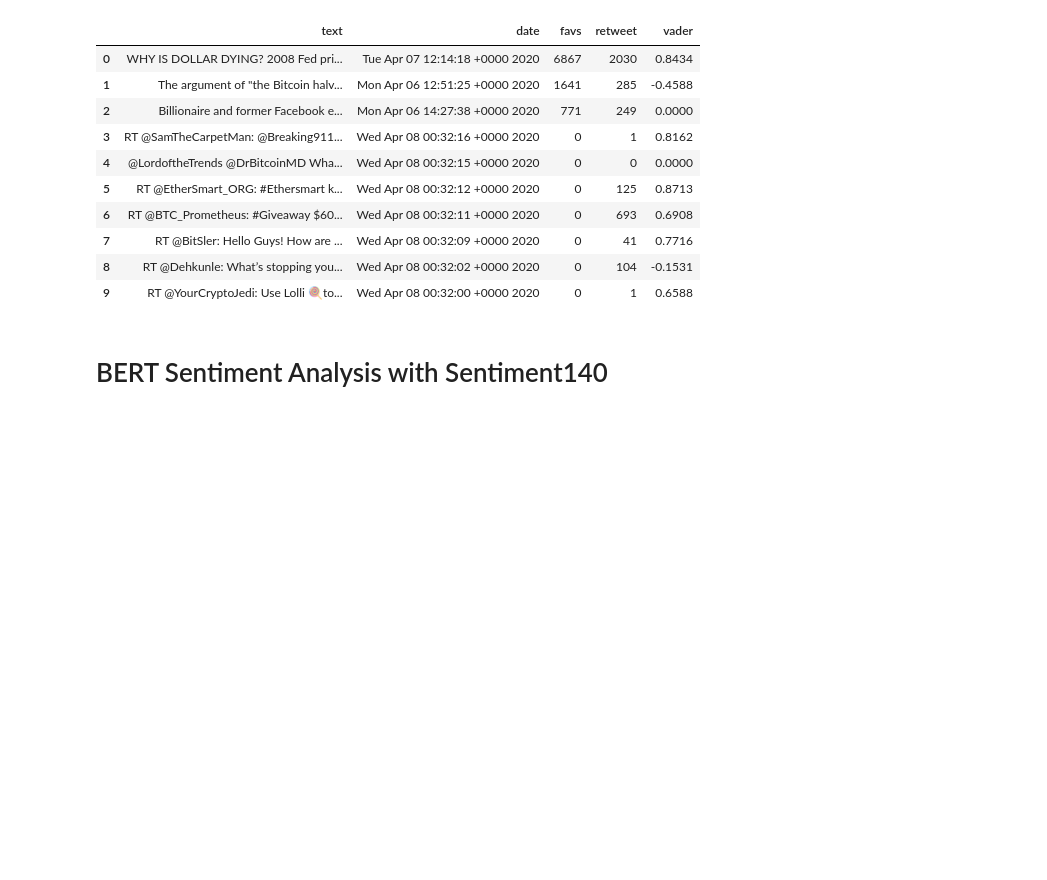
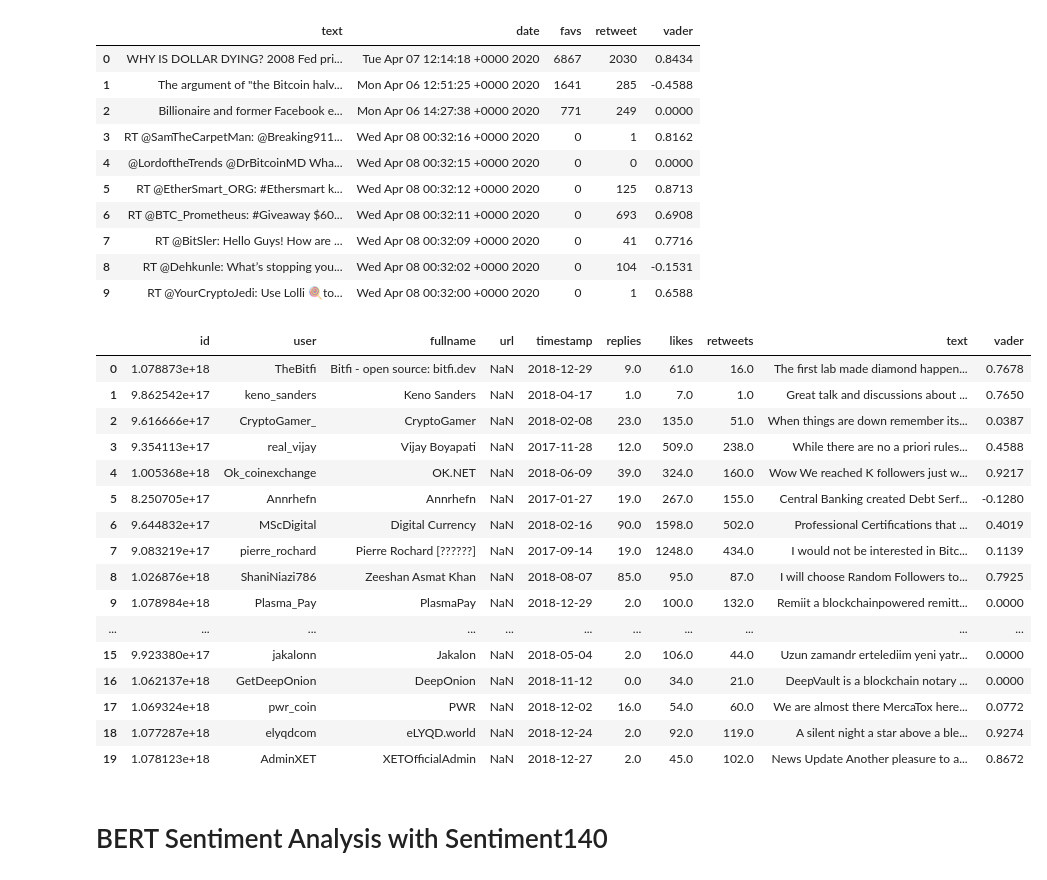
Before and after one commit to KevinYie/TwitterStock, a Jupyter notebook: Sentiment Analysis.ipynb, the cells around one changed output. Saved outputs shown, nothing was run; the diff lists cells and outputs as text; code cells hidden in the pictures; blank space fills up the shorter version.

```diff
--- a/Sentiment Analysis.ipynb
+++ b/Sentiment Analysis.ipynb
@@ -84,6 +82,26 @@ df.head(10)
 | 7 | RT @BitSler: Hello Guys! How are ... | Wed Apr 08 00:32:09 +0000 2020 | 0 | 41 | 0.7716 |
 | 8 | RT @Dehkunle: What’s stopping you... | Wed Apr 08 00:32:02 +0000 2020 | 0 | 104 | -0.1531 |
 | 9 | RT @YourCryptoJedi: Use Lolli 🍭to... | Wed Apr 08 00:32:00 +0000 2020 | 0 | 1 | 0.6588 |
+# %%
+df = pd.read_csv(".csv")
+# %% [output]
+|  | id | user | fullname | url | timestamp | replies | likes | retweets | text | vader |
+| 0 | 1.078873e+18 | TheBitfi | Bitfi - open source: bitfi.dev | NaN | 2018-12-29 | 9.0 | 61.0 | 16.0 | The first lab made diamond happen... | 0.7678 |
+| 1 | 9.862542e+17 | keno_sanders | Keno Sanders | NaN | 2018-04-17 | 1.0 | 7.0 | 1.0 | Great talk and discussions about ... | 0.7650 |
+| 2 | 9.616666e+17 | CryptoGamer_ | CryptoGamer | NaN | 2018-02-08 | 23.0 | 135.0 | 51.0 | When things are down remember its... | 0.0387 |
+| 3 | 9.354113e+17 | real_vijay | Vijay Boyapati | NaN | 2017-11-28 | 12.0 | 509.0 | 238.0 | While there are no a priori rules... | 0.4588 |
+| 4 | 1.005368e+18 | Ok_coinexchange | OK.NET | NaN | 2018-06-09 | 39.0 | 324.0 | 160.0 | Wow We reached K followers just w... | 0.9217 |
+| 5 | 8.250705e+17 | Annrhefn | Annrhefn | NaN | 2017-01-27 | 19.0 | 267.0 | 155.0 | Central Banking created Debt Serf... | -0.1280 |
+| 6 | 9.644832e+17 | MScDigital | Digital Currency | NaN | 2018-02-16 | 90.0 | 1598.0 | 502.0 | Professional Certifications that ... | 0.4019 |
+| 7 | 9.083219e+17 | pierre_rochard | Pierre Rochard [??????] | NaN | 2017-09-14 | 19.0 | 1248.0 | 434.0 | I would not be interested in Bitc... | 0.1139 |
+| 8 | 1.026876e+18 | ShaniNiazi786 | Zeeshan Asmat Khan | NaN | 2018-08-07 | 85.0 | 95.0 | 87.0 | I will choose Random Followers to... | 0.7925 |
+| 9 | 1.078984e+18 | Plasma_Pay | PlasmaPay | NaN | 2018-12-29 | 2.0 | 100.0 | 132.0 | Remiit a blockchainpowered remitt... | 0.0000 |
+| ... | ... | ... | ... | ... | ... | ... | ... | ... | ... | ... |
+| 15 | 9.923380e+17 | jakalonn | Jakalon | NaN | 2018-05-04 | 2.0 | 106.0 | 44.0 | Uzun zamandr ertelediim yeni yatr... | 0.0000 |
+| 16 | 1.062137e+18 | GetDeepOnion | DeepOnion | NaN | 2018-11-12 | 0.0 | 34.0 | 21.0 | DeepVault is a blockchain notary ... | 0.0000 |
+| 17 | 1.069324e+18 | pwr_coin | PWR | NaN | 2018-12-02 | 16.0 | 54.0 | 60.0 | We are almost there MercaTox here... | 0.0772 |
+| 18 | 1.077287e+18 | elyqdcom | eLYQD.world | NaN | 2018-12-24 | 2.0 | 92.0 | 119.0 | A silent night a star above a ble... | 0.9274 |
+| 19 | 1.078123e+18 | AdminXET | XETOfficialAdmin | NaN | 2018-12-27 | 2.0 | 45.0 | 102.0 | News Update Another pleasure to a... | 0.8672 |
 # %% [markdown]
 # BERT Sentiment Analysis with Sentiment140
 # %%
```
Also changed, not shown: parts of 24 cells of this notebook, 5 other files.
